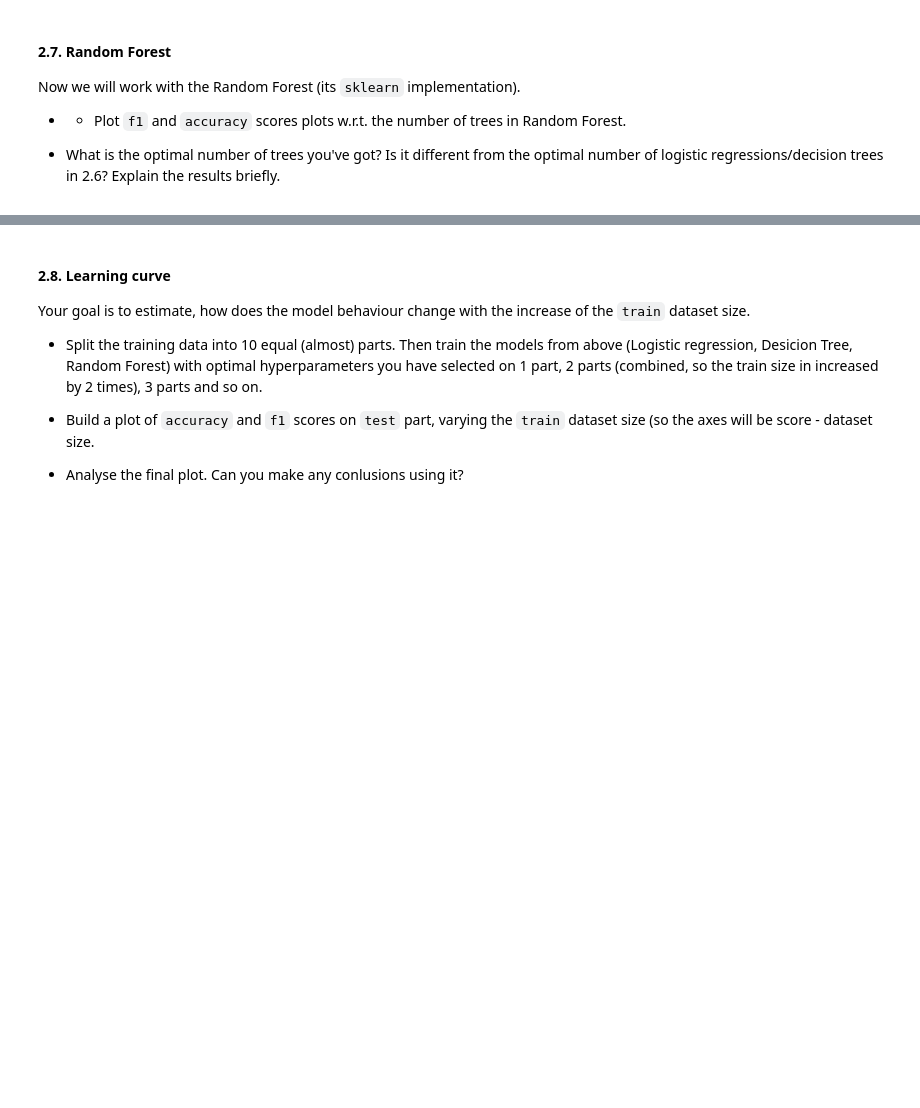
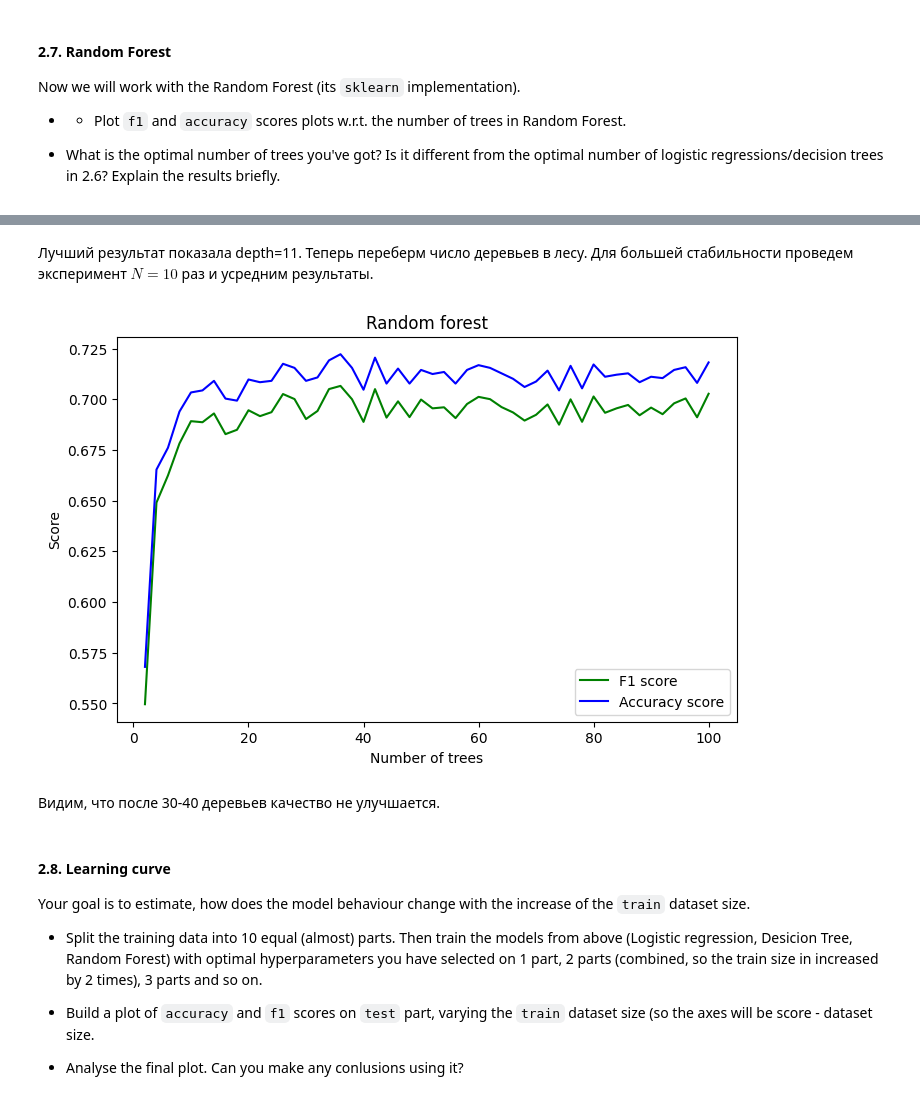
Before and after one commit to featztex/ml-course, a Jupyter notebook: lab1/lab01_part2_ml_pipeline.ipynb, the cells around one changed output, grey strips where cells are left out. Saved outputs shown, nothing was run; the diff lists cells and outputs as text; code cells hidden in the pictures; blank space fills up the shorter version.

```diff
--- a/lab1/lab01_part2_ml_pipeline.ipynb
+++ b/lab1/lab01_part2_ml_pipeline.ipynb
@@ -265,0 +509,8 @@ from sklearn.ensemble import RandomForestClassifier
+# %%
+for depth in range(3, 15):
+    forest = RandomForestClassifier(max_depth=depth)
+    forest.fit(X_train, y_train)
+    preds = forest.predict(X_test)
+    print(f'depth = {depth}:')
+    f1, acc = round(f1_score(y_test, preds, average='macro'), 5), round(accuracy_score(y_test, preds), 5)
+    print(f'f1 = {f1}, accuracy = {acc}')
@@ -266,3 +535,34 @@ from sklearn.ensemble import RandomForestClassifier
+# %% [markdown]
+Лучший результат показала depth=11. Теперь переберм число деревьев в лесу. Для большей стабильности проведем эксперимент $N=10$ раз и усредним результаты.
+# %%
+num_trees = list(range(2, 101, 2))
+opt_depth = 11
+f1_scores_avg, acc_scores_avg = [0 for i in range(len(num_trees))], [0 for i in range(len(num_trees))]
+
+N = 10
+for k in range(N):
+    for i, num in enumerate(num_trees):
+        forest = RandomForestClassifier(max_depth=opt_depth, n_estimators=num)
+        forest.fit(X_train, y_train)
+        preds = forest.predict(X_test)
+        f1, acc = f1_score(y_test, preds, average='macro'), accuracy_score(y_test, preds)
+        f1_scores_avg[i] += f1 / N
+        acc_scores_avg[i] += acc / N
+# %%
+fig, axs = plt.subplots(1, 1, figsize=(8, 5))
+
+axs.plot(num_trees, f1_scores_avg, color='green', label='F1 score')
+axs.plot(num_trees, acc_scores_avg, color='blue', label='Accuracy score')
+axs.legend()
+
+plt.xlabel('Number of trees')
+plt.ylabel('Score')
+plt.title('Random forest')
+plt.show()
+# %% [output]
+[figure, added]
+# %% [markdown]
+Видим, что после 30-40 деревьев качество не улучшается.
 # %% [markdown]
 #### 2.8. Learning curve
 Your goal is to estimate, how does the model behaviour change with the increase of the `train` dataset size.
```
Also changed, not shown: parts of 55 cells of this notebook.
